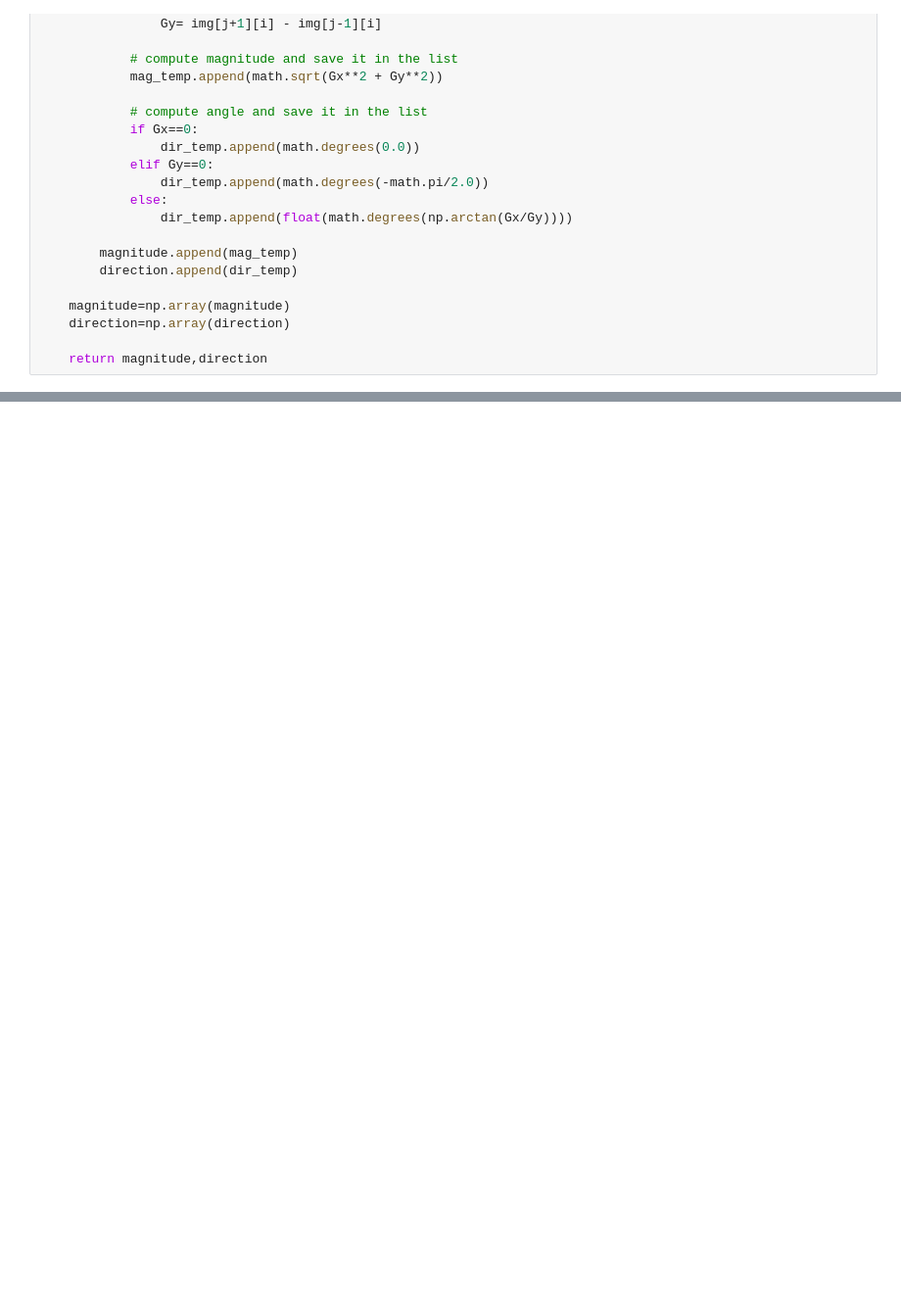
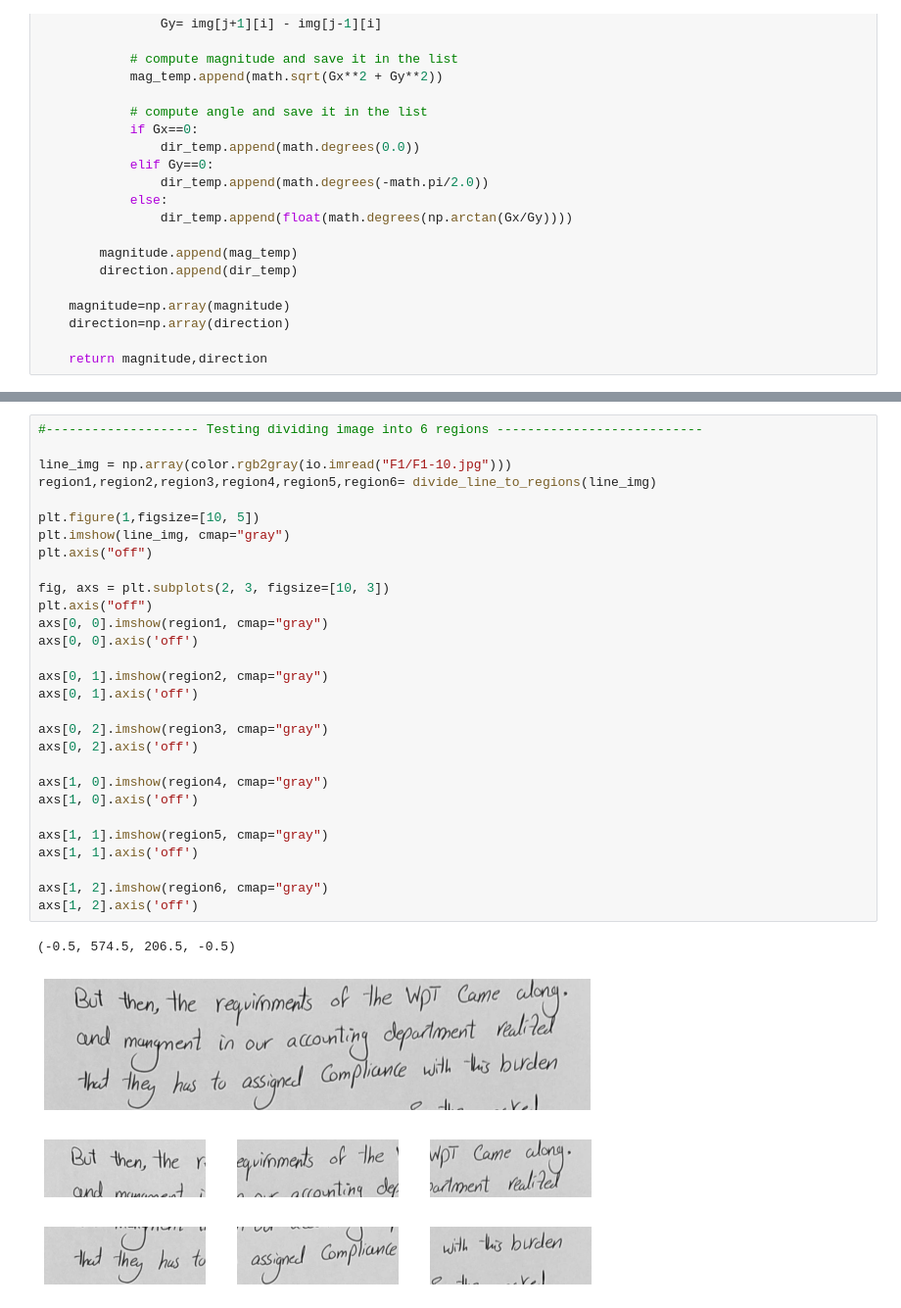
Before and after one commit to Omar-ahmed314/S-he-detector, a Jupyter notebook: HOG.ipynb, the cells around one changed output, grey strips where cells are left out. Shown: that part at 98% size. Cells and saved outputs as stored; diff of their text form; blank space fills up the shorter version.

```diff
--- a/HOG.ipynb
+++ b/HOG.ipynb
@@ -85,0 +105,33 @@ def divide_line_to_regions(line_img):
+# %%
+#-------------------- Testing dividing image into 6 regions ---------------------------
+
+line_img = np.array(color.rgb2gray(io.imread("F1/F1-10.jpg")))
+region1,region2,region3,region4,region5,region6= divide_line_to_regions(line_img)
+
+plt.figure(1,figsize=[10, 5])
+plt.imshow(line_img, cmap="gray")
+plt.axis("off")
+
+fig, axs = plt.subplots(2, 3, figsize=[10, 3])
+plt.axis("off")
+axs[0, 0].imshow(region1, cmap="gray")
+axs[0, 0].axis('off')
+
+axs[0, 1].imshow(region2, cmap="gray")
+axs[0, 1].axis('off')
+
+axs[0, 2].imshow(region3, cmap="gray")
+axs[0, 2].axis('off')
+
+axs[1, 0].imshow(region4, cmap="gray")
+axs[1, 0].axis('off')
+
+axs[1, 1].imshow(region5, cmap="gray")
+axs[1, 1].axis('off')
+
+axs[1, 2].imshow(region6, cmap="gray")
+axs[1, 2].axis('off')
+# %% [output]
+(-0.5, 574.5, 206.5, -0.5)
+[figure, added]
+[figure, added]
```
Also changed, not shown: parts of 3 cells of this notebook.
